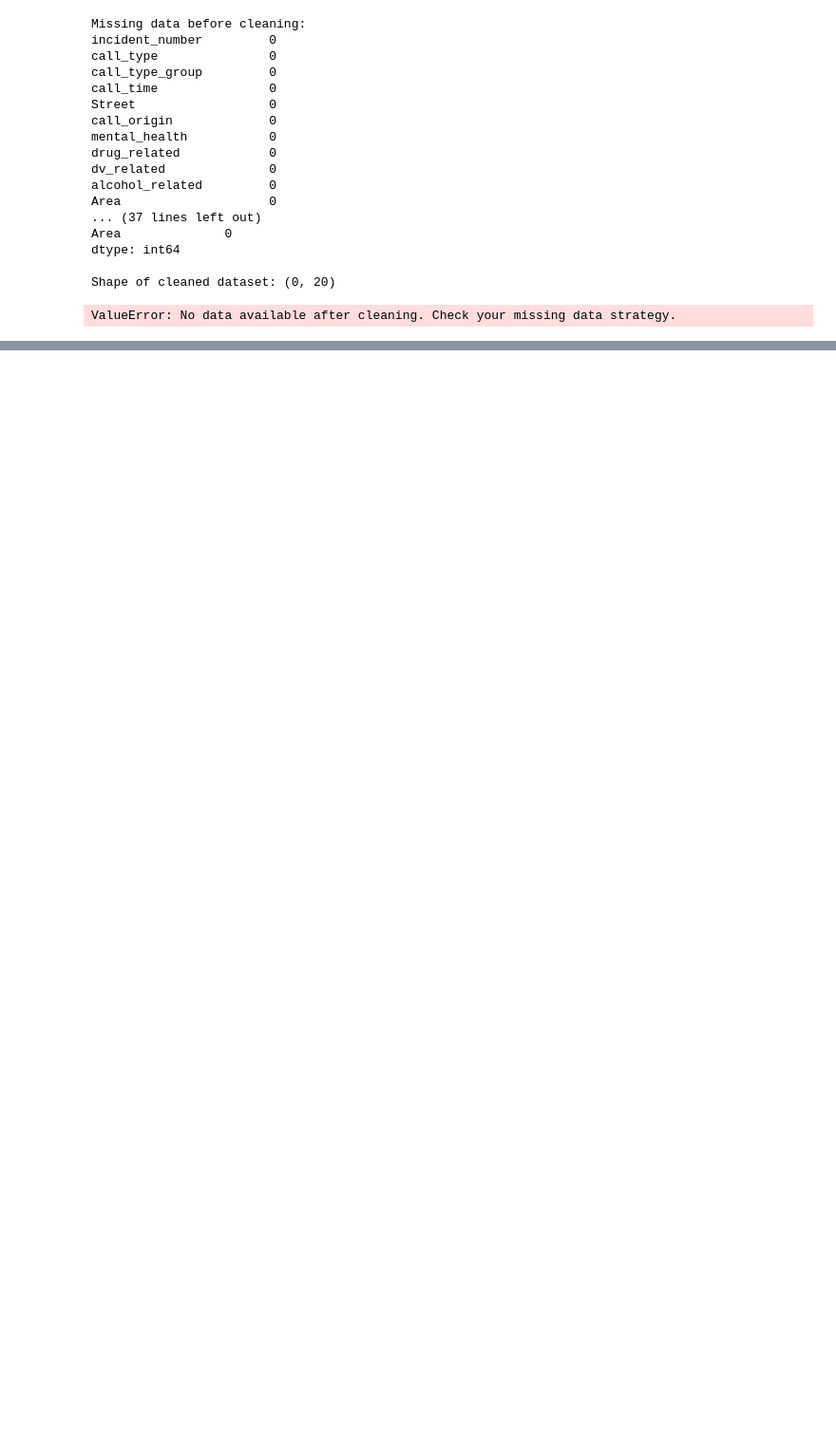
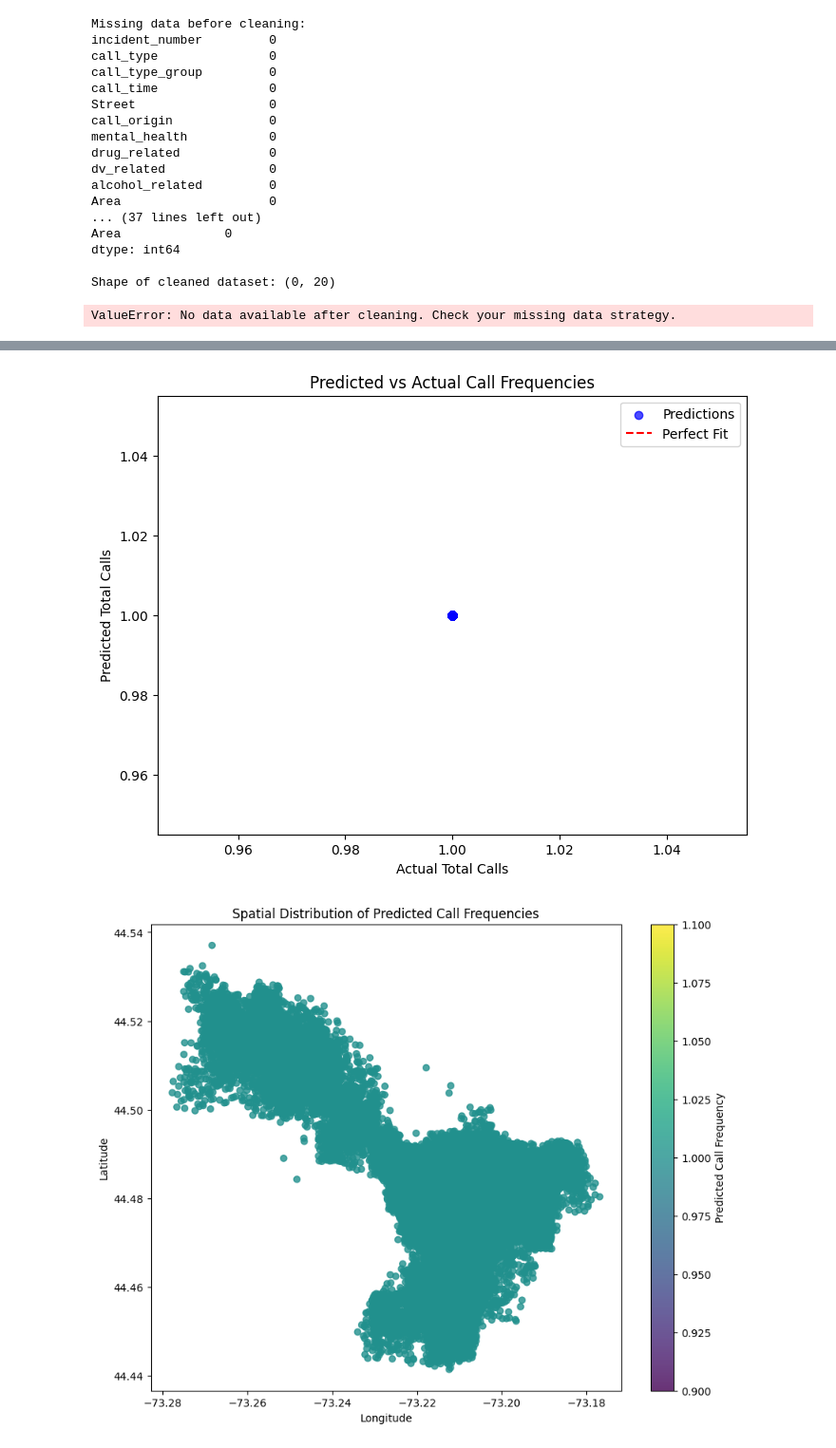
Before and after one commit to dubepaige/BTVpolice-Project, a Jupyter notebook: modeling.ipynb, the cells around one changed output, grey strips where cells are left out. Shown at 95% size. Saved outputs shown, nothing was run; the diff lists cells and outputs as text; code cells hidden in the pictures; blank space fills up the shorter version.

Commit message:
added overfitting model

```diff
--- a/modeling.ipynb
+++ b/modeling.ipynb
@@ -377 +377,74 @@ BTVpolice
 BTVpolice = pd.read_csv('data/BTVpolice_cleaned.csv')
+# %%
+import pandas as pd
+import numpy as np
+from sklearn.ensemble import HistGradientBoostingRegressor
+from sklearn.model_selection import train_test_split
+from sklearn.metrics import r2_score, mean_squared_error
+import matplotlib.pyplot as plt
+
+# Aggregate data by Latitude and Longitude
+location_calls = BTVpolice.groupby(['Latitude', 'Longitude']).agg(
+    TotalCalls=('call_time', 'count')  # Number of calls per location
+).reset_index()
+
+# Check the aggregated data
+print(f"Shape of location_calls: {location_calls.shape}")
+print(location_calls.head())
+
+# Prepare features (Latitude and Longitude) and target (TotalCalls)
+X = location_calls[['Latitude', 'Longitude']]
+y = location_calls['TotalCalls']
+
+# Split the data into training and testing sets
+X_train, X_test, y_train, y_test = train_test_split(X, y, test_size=0.2, random_state=42)
+
+# Initialize the regression model
+model = HistGradientBoostingRegressor()
+
+# Train the model
+model.fit(X_train, y_train)
+
+# Predict on test data
+y_pred = model.predict(X_test)
+
+# Calculate metrics
+r_squared = r2_score(y_test, y_pred)
+mse = mean_squared_error(y_test, y_pred)
+
+# Output metrics
+print(f'R-squared: {r_squared}')
+print(f'Mean Squared Error: {mse}')
+
+# Visualization: Predicted vs Actual Call Frequencies
+plt.figure(figsize=(8, 6))
+plt.scatter(y_test, y_pred, alpha=0.7, color='blue', label='Predictions')
+plt.plot([y_test.min(), y_test.max()], [y_test.min(), y_test.max()], 'r--', label='Perfect Fit')
+plt.xlabel('Actual Total Calls')
+plt.ylabel('Predicted Total Calls')
+plt.title('Predicted vs Actual Call Frequencies')
+plt.legend()
+plt.show()
+
+# Visualization: Spatial Heatmap of Call Predictions
+plt.figure(figsize=(10, 8))
+plt.scatter(X_test['Longitude'], X_test['Latitude'], c=y_pred, cmap='viridis', alpha=0.8)
+plt.colorbar(label='Predicted Call Frequency')
+plt.xlabel('Longitude')
+plt.ylabel('Latitude')
+plt.title('Spatial Distribution of Predicted Call Frequencies')
+plt.show()
+
+# Calculate residuals
+residuals = y_test - y_pred
+
+# Visualization: Residual Plot
+plt.figure(figsize=(8, 6))
+plt.scatter(y_pred, residuals, alpha=0.7, color='green', label='Residuals')
+plt.axhline(y=0, color='r', linestyle='--', label='Zero Residual Line')
+plt.xlabel('Predicted Total Calls')
+plt.ylabel('Residuals (Actual - Predicted)')
+plt.title('Residual Plot')
+plt.legend()
+plt.show()
+# %% [output]
@@ -377,0 +460,2 @@ BTVpolice = pd.read_csv('data/BTVpolice_cleaned.csv')
+[figure, added]
+[figure, added]
```
Also changed, not shown: parts of 2 cells of this notebook.
